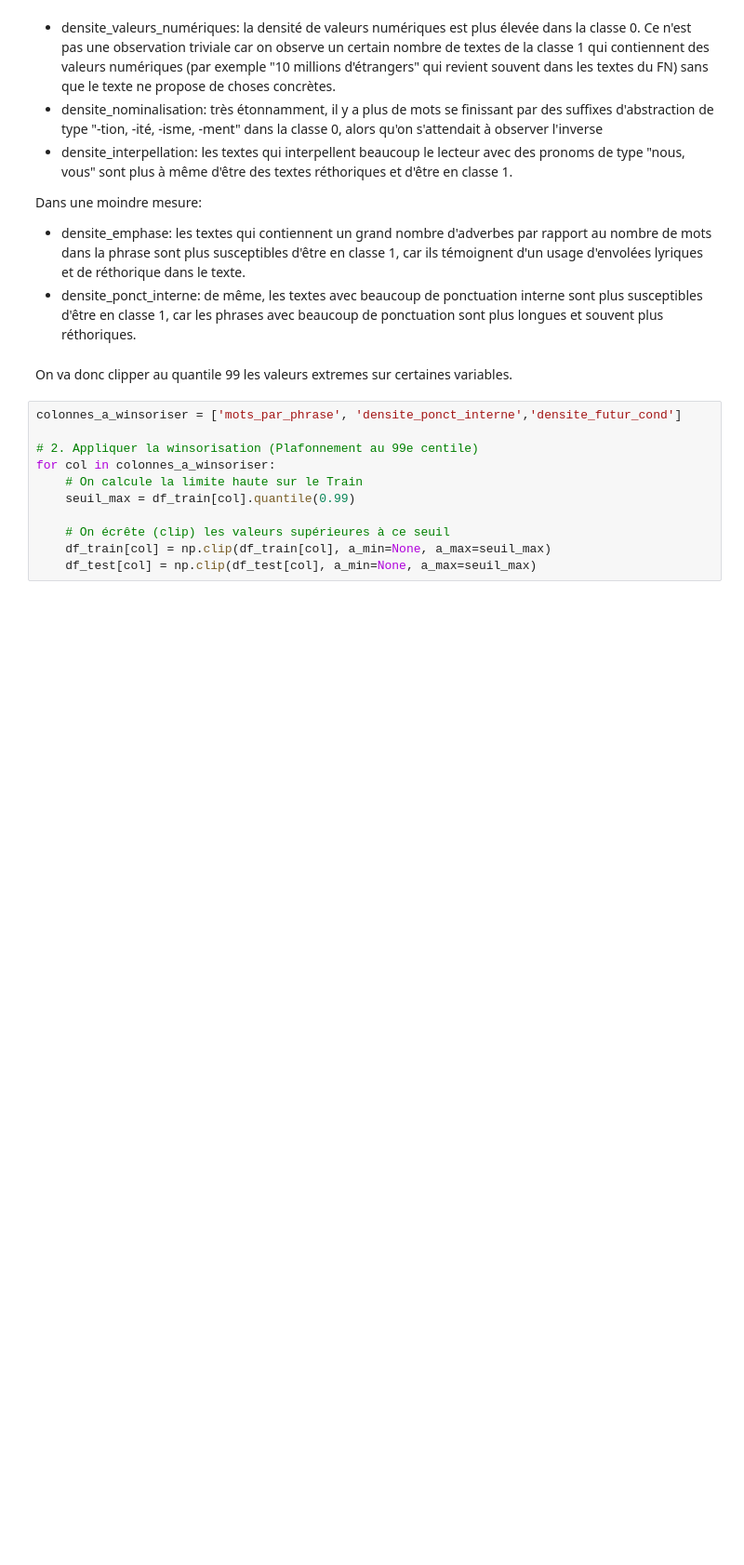
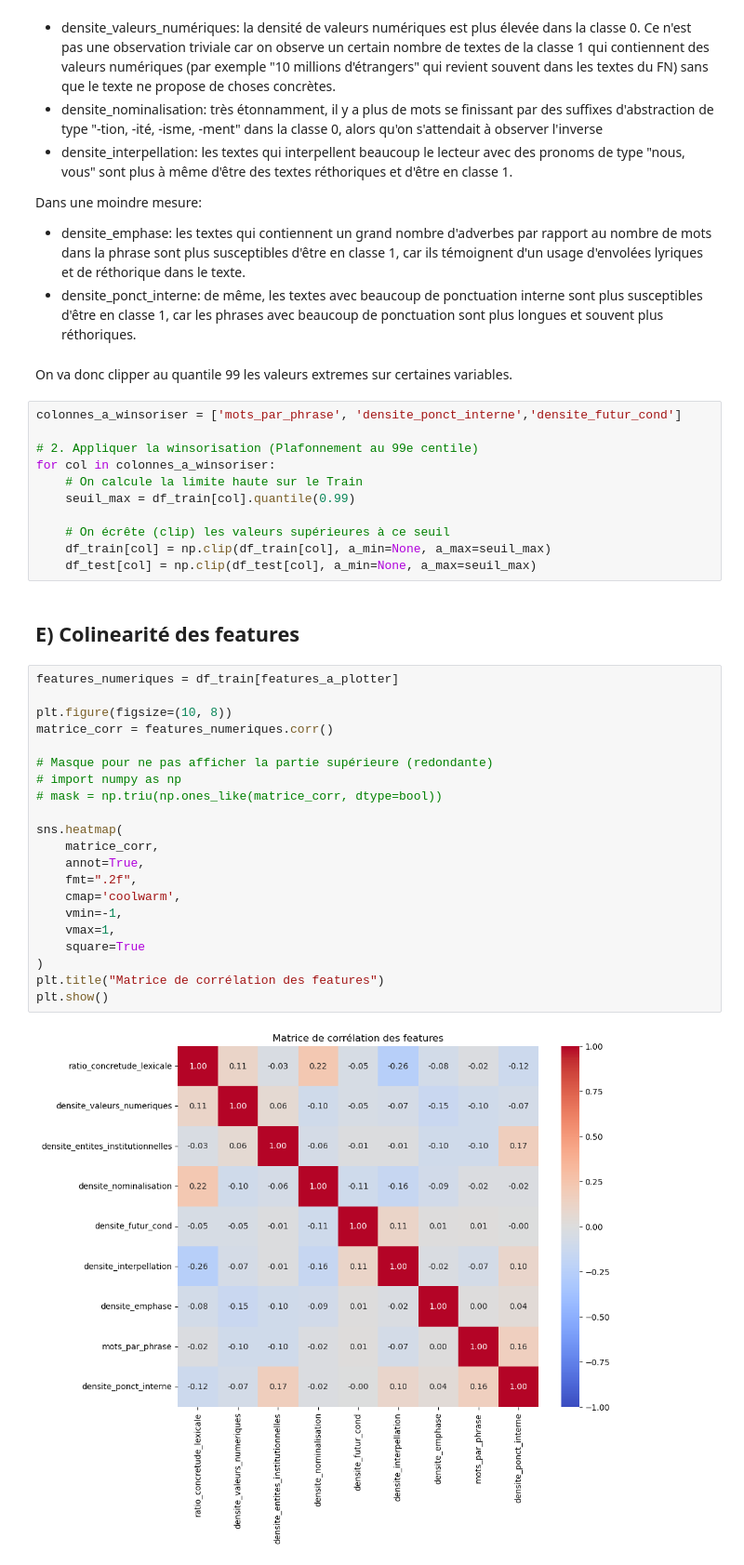
Before and after one commit to Julien-website/NLP_ENSAE_Project, a Jupyter notebook: notebook JL.ipynb, the cells around one changed output. Shown at 93% size. Saved outputs shown, nothing was run; the diff lists cells and outputs as text; blank space fills up the shorter version.

```diff
--- a/notebook JL.ipynb
+++ b/notebook JL.ipynb
@@ -479,3 +499,28 @@ for col in colonnes_a_winsoriser:
     # On écrête (clip) les valeurs supérieures à ce seuil
     df_train[col] = np.clip(df_train[col], a_min=None, a_max=seuil_max)
     df_test[col] = np.clip(df_test[col], a_min=None, a_max=seuil_max)
+# %% [markdown]
+## E) Colinearité des features
+# %%
+features_numeriques = df_train[features_a_plotter]
+
+plt.figure(figsize=(10, 8))
+matrice_corr = features_numeriques.corr()
+
+# Masque pour ne pas afficher la partie supérieure (redondante)
+# import numpy as np
+# mask = np.triu(np.ones_like(matrice_corr, dtype=bool))
+
+sns.heatmap(
+    matrice_corr,
+    annot=True,
+    fmt=".2f",
+    cmap='coolwarm',
+    vmin=-1,
+    vmax=1,
+    square=True
+)
+plt.title("Matrice de corrélation des features")
+plt.show()
+# %% [output]
+[figure, added]
```
Also changed, not shown: parts of 12 cells of this notebook, 1 other file.
